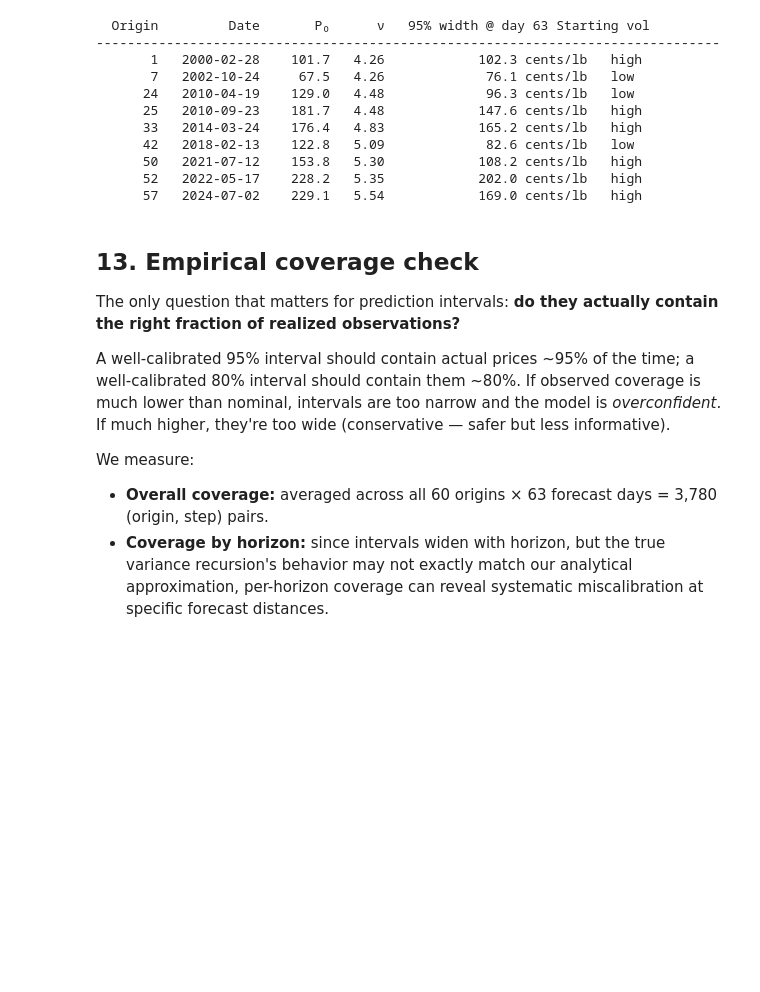
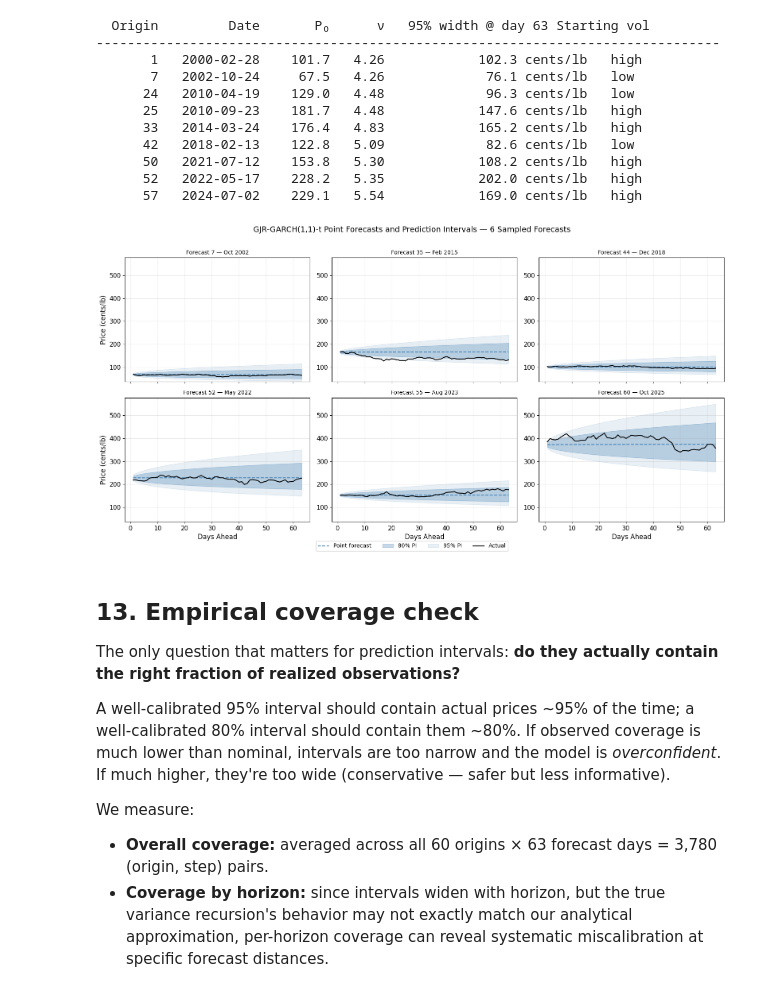
Before and after one commit to F5F0A0/coffee-futures-forecasting-model, a Jupyter notebook: notebooks/04_deployment.ipynb, the cells around one changed output. Saved outputs shown, nothing was run; the diff lists cells and outputs as text; code cells hidden in the pictures; blank space fills up the shorter version.

```diff
--- a/notebooks/04_deployment.ipynb
+++ b/notebooks/04_deployment.ipynb
@@ -896,6 +896,51 @@ for s in sample:
       50   2021-07-12    153.8   5.30            108.2 cents/lb   high
       52   2022-05-17    228.2   5.35            202.0 cents/lb   high
       57   2024-07-02    229.1   5.54            169.0 cents/lb   high
+# %%
+rng = np.random.default_rng(420)
+sample_idx = sorted(rng.choice(len(band_results), size=6, replace=False))
+sample = [band_results[i] for i in sample_idx]
+
+all_prices = np.concatenate(
+    [np.concatenate([s["actual"], s["upper_95"], s["lower_95"]]) for s in sample]
+)
+y_min, y_max = all_prices.min() * 0.95, all_prices.max() * 1.05
+
+fig, axes = plt.subplots(2, 3, figsize=(16, 8), sharex=True)
+fig.suptitle(
+    "GJR-GARCH(1,1)-t Point Forecasts and Prediction Intervals — 6 Sampled Forecasts",
+    fontsize=14,
+    y=1.01,
+)
+
+steps = np.arange(1, HORIZON + 1)
+
+for ax, s in zip(axes.flat, sample):
+    ax.plot(steps, s["point"], color="steelblue", ls="--", lw=1.5, label="Point forecast")
+    ax.fill_between(
+        steps, s["lower_80"], s["upper_80"], color="steelblue", alpha=0.3, label="80% PI"
+    )
+    ax.fill_between(
+        steps, s["lower_95"], s["upper_95"], color="steelblue", alpha=0.12, label="95% PI"
+    )
+    ax.plot(steps, s["actual"], color="black", lw=1.5, label="Actual")
+    date_str = s["origin_date"].strftime("%b %Y")
+    ax.set_title(f"Forecast {s['origin_id']} — {date_str}", fontsize=10)
+    ax.set_ylim(y_min, y_max)
+    ax.grid(alpha=0.3)
+
+for ax in axes[-1]:
+    ax.set_xlabel("Days Ahead")
+for ax in axes[:, 0]:
+    ax.set_ylabel("Price (cents/lb)")
+
+handles, labels = axes[0, 0].get_legend_handles_labels()
+fig.legend(handles, labels, loc="lower center", ncol=4, fontsize=10, bbox_to_anchor=(0.5, -0.02))
+
+plt.tight_layout()
+plt.show()
+# %% [output]
+[figure, added]
 # %% [markdown]
 ## 13. Empirical coverage check
 
```
Also changed, not shown: parts of 4 cells of this notebook.
